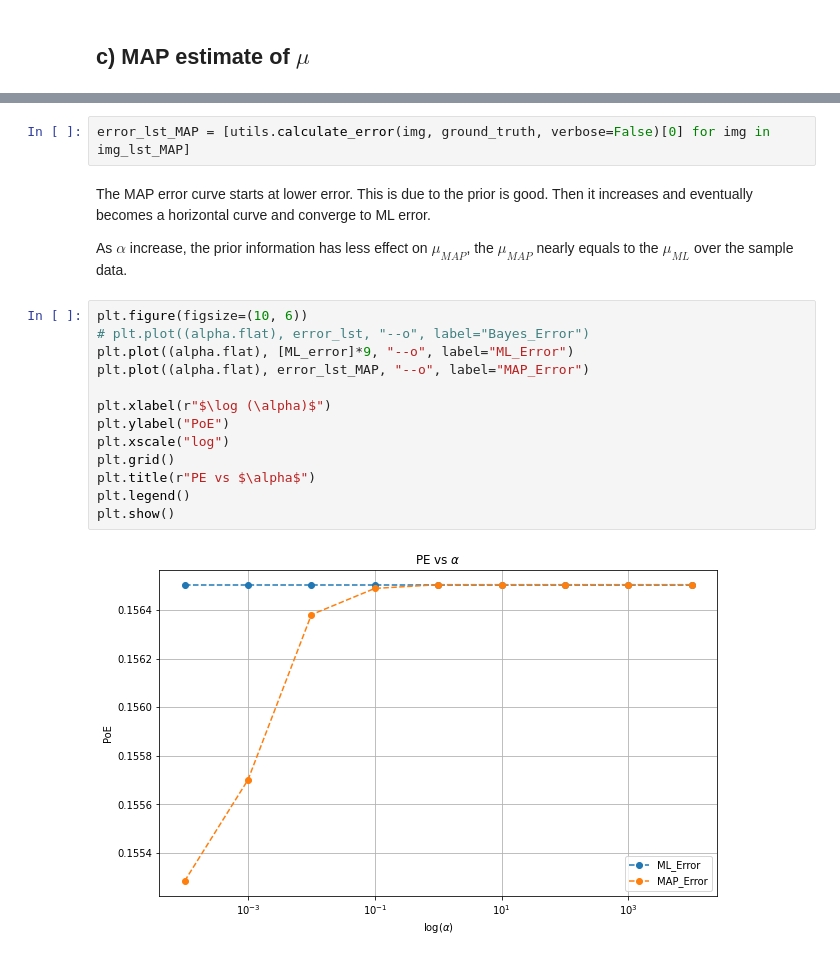
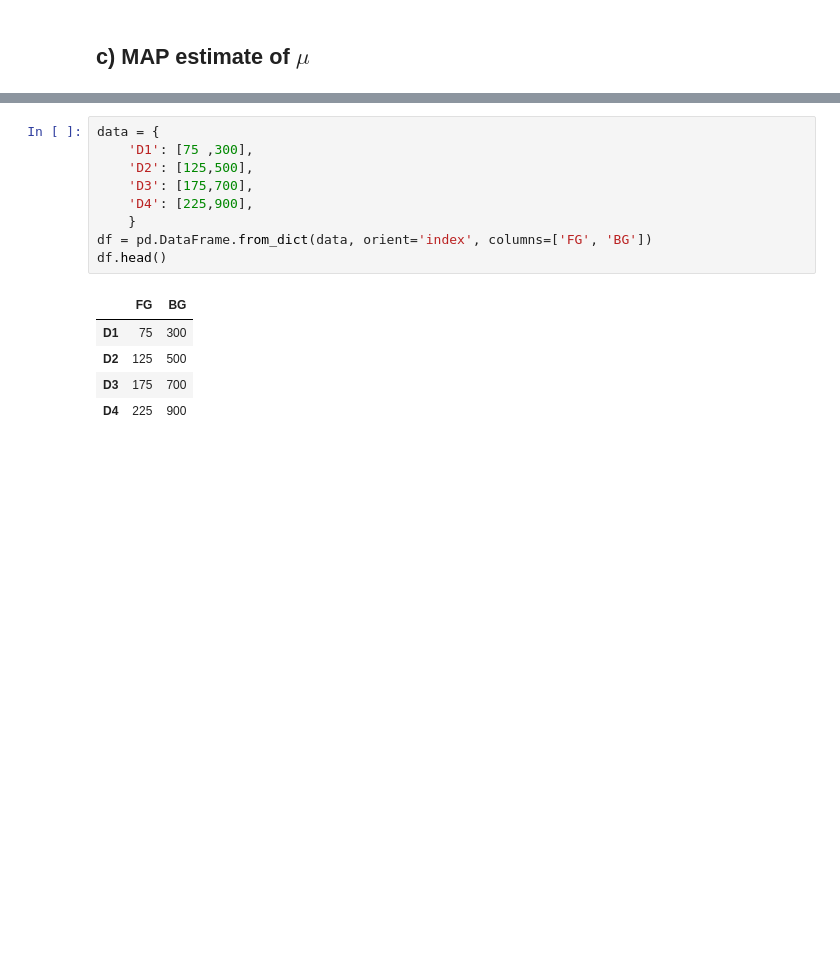
Before and after one commit to yifanwu2828/Statistical-Learning, a Jupyter notebook: HW3-4/hw3_report.ipynb, the cells around one changed output, grey strips where cells are left out. Cells and saved outputs as stored; diff of their text form; blank space fills up the shorter version.

```diff
--- a/HW3-4/hw3_report.ipynb
+++ b/HW3-4/hw3_report.ipynb
@@ -381,22 +81,15 @@ for a in tqdm_notebook(range(alpha.shape[0])):
-# %%
-error_lst_MAP = [utils.calculate_error(img, ground_truth, verbose=False)[0] for img in img_lst_MAP]
-# %% [markdown]
-The MAP error curve starts at lower error. This is due to the prior is good. Then it increases and eventually becomes a horizontal curve and converge to ML error.
-
-
-As $\alpha$ increase, the prior information has less effect on $\mu_{MAP}$, the $\mu_{MAP}$ nearly equals to the $\mu_{ML}$ over the sample data.
-# %%
-plt.figure(figsize=(10, 6))
-# plt.plot((alpha.flat), error_lst, "--o", label="Bayes_Error")
-plt.plot((alpha.flat), [ML_error]*9, "--o", label="ML_Error")
-plt.plot((alpha.flat), error_lst_MAP, "--o", label="MAP_Error")
-
-plt.xlabel(r"$\log (\alpha)$")
-plt.ylabel("PoE")
-plt.xscale("log")
-plt.grid()
-plt.title(r"PE vs $\alpha$")
-plt.legend()
-plt.show()
-# %% [output]
-[figure, removed]
+# %%
+data = {
+    'D1': [75 ,300],
+    'D2': [125,500],
+    'D3': [175,700],
+    'D4': [225,900],
+    }
+df = pd.DataFrame.from_dict(data, orient='index', columns=['FG', 'BG'])
+df.head()
+# %% [output]
+|  | FG | BG |
+| D1 | 75 | 300 |
+| D2 | 125 | 500 |
+| D3 | 175 | 700 |
+| D4 | 225 | 900 |
```
Also changed, not shown: parts of 38 cells of this notebook, 5 other files.
